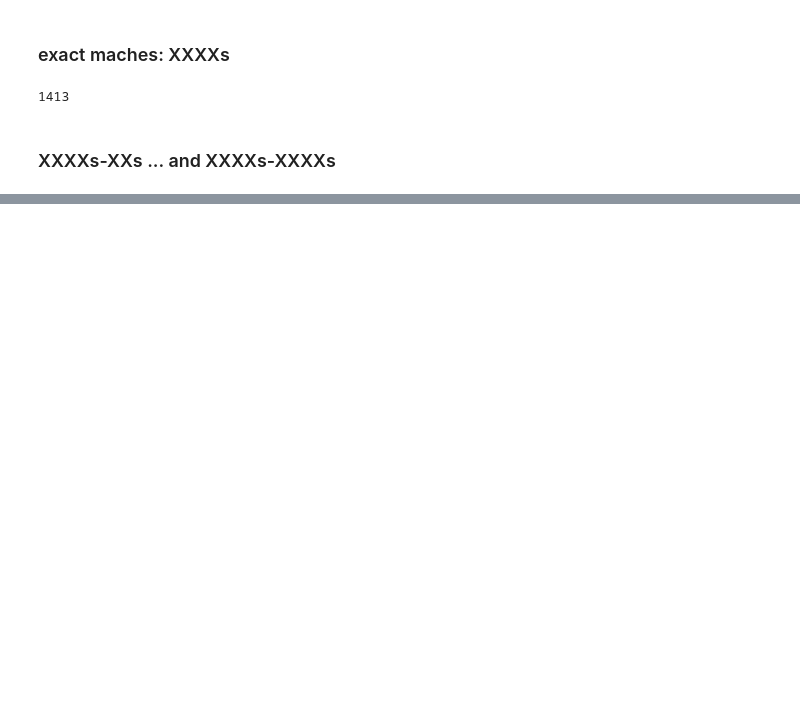
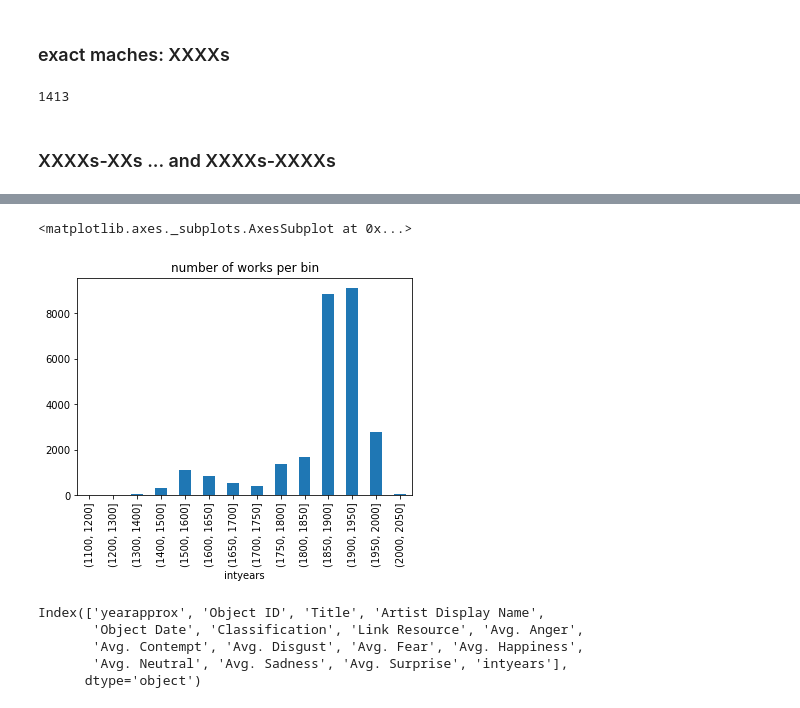
Before and after one commit to kaszklar/artemotions, a Jupyter notebook: date-munge.ipynb, the cells around one changed output, grey strips where cells are left out. Drawn from its saved outputs; the diff is of its cells as text; code cells hidden in the pictures; blank space fills up the shorter version.

```diff
--- a/date-munge.ipynb
+++ b/date-munge.ipynb
@@ -147,0 +232,6 @@ emotions[emotions['Object Date'].str.match(range_decades)]
+# %%
+# have one column of years as ints
+emotions['intyears']=[int(x) for x in emotions['yearapprox']]
+# %%
+#one col of years as datetime obj
+emotions['yearapprox']=[datetime.strptime(x, '%Y') for x in emotions['yearapprox']]
@@ -147,0 +245,2 @@ emotions[emotions['Object Date'].str.match(range_decades)]
+# %%
+mybins=[1100,1200,1300,1400,1500,1600, 1650, 1700,1750,1800,1850,1900,1950,2000,2050]
@@ -147,0 +273,2 @@ emotions[emotions['Object Date'].str.match(range_decades)]
+# %%
+groups=emotions.groupby(pd.cut(emotions.intyears, mybins))
@@ -147,0 +294,13 @@ emotions[emotions['Object Date'].str.match(range_decades)]
+# %%
+pd.DataFrame(groups.yearapprox.count()).plot(kind='bar', title='number of works per bin', legend=False)
+# %% [output]
+<matplotlib.axes._subplots.AxesSubplot at 0x...>
+[figure, added]
+# %%
+emotions.columns #printing so I can copy & paste hehe
+# %% [output]
+Index(['yearapprox', 'Object ID', 'Title', 'Artist Display Name',
+       'Object Date', 'Classification', 'Link Resource', 'Avg. Anger',
+       'Avg. Contempt', 'Avg. Disgust', 'Avg. Fear', 'Avg. Happiness',
+       'Avg. Neutral', 'Avg. Sadness', 'Avg. Surprise', 'intyears'],
+      dtype='object')
```
Also changed, not shown: parts of 36 cells of this notebook, 1 other file.
